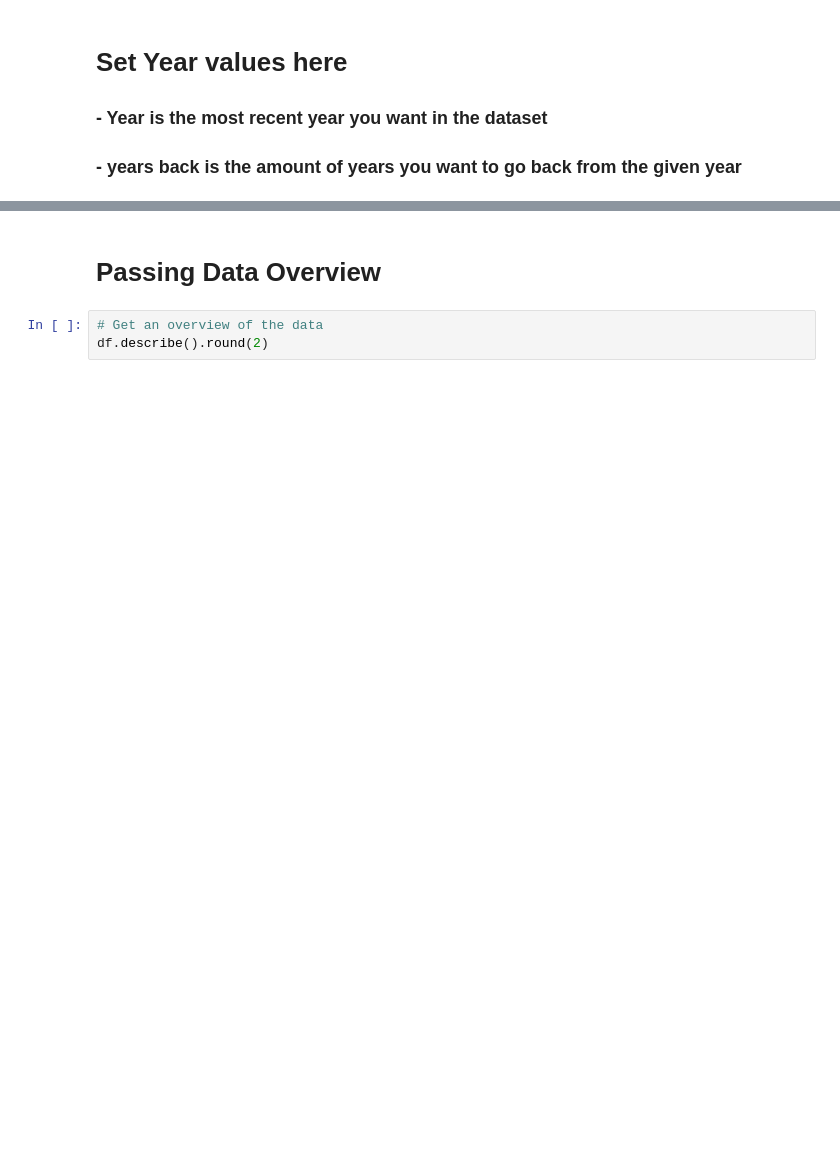
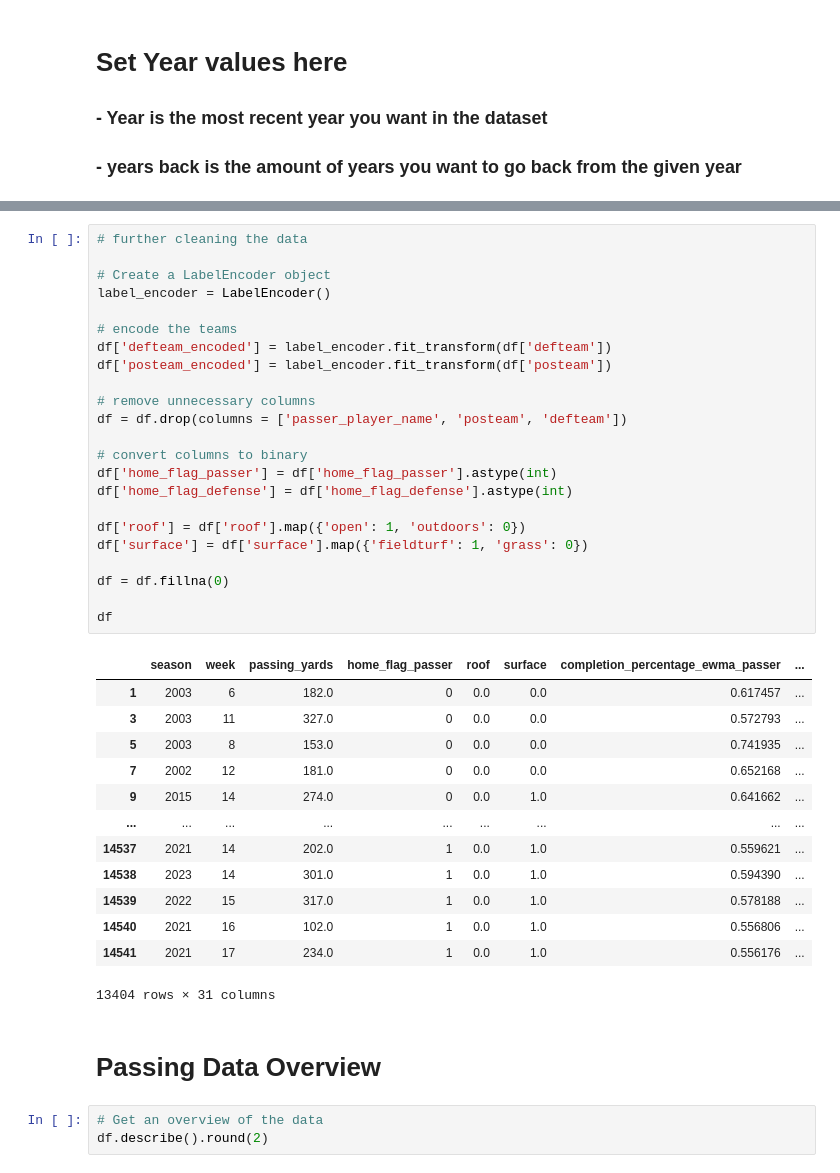
Before and after one commit to JP5252/NFL-Data-Analysis, a Jupyter notebook: NFL_Player_Data_Analysis.ipynb, the cells around one changed output, grey strips where cells are left out. Drawn from its saved outputs; the diff is of its cells as text; blank space fills up the shorter version.

```diff
--- a/NFL_Player_Data_Analysis.ipynb
+++ b/NFL_Player_Data_Analysis.ipynb
@@ -41,3 +85,40 @@ df = df[df['pass_attempts_ewma_passer'] > 5]
+# %%
+# further cleaning the data
+
+# Create a LabelEncoder object
+label_encoder = LabelEncoder()
+
+# encode the teams
+df['defteam_encoded'] = label_encoder.fit_transform(df['defteam'])
+df['posteam_encoded'] = label_encoder.fit_transform(df['posteam'])
+
+# remove unnecessary columns
+df = df.drop(columns = ['passer_player_name', 'posteam', 'defteam'])
+
+# convert columns to binary
+df['home_flag_passer'] = df['home_flag_passer'].astype(int)
+df['home_flag_defense'] = df['home_flag_defense'].astype(int)
+
+df['roof'] = df['roof'].map({'open': 1, 'outdoors': 0})
+df['surface'] = df['surface'].map({'fieldturf': 1, 'grass': 0})
+
+df = df.fillna(0)
+
+df
+# %% [output]
+|  | season | week | passing_yards | home_flag_passer | roof | surface | completion_percentage_ewma_passer | ... |
+| 1 | 2003 | 6 | 182.0 | 0 | 0.0 | 0.0 | 0.617457 | ... |
+| 3 | 2003 | 11 | 327.0 | 0 | 0.0 | 0.0 | 0.572793 | ... |
+| 5 | 2003 | 8 | 153.0 | 0 | 0.0 | 0.0 | 0.741935 | ... |
+| 7 | 2002 | 12 | 181.0 | 0 | 0.0 | 0.0 | 0.652168 | ... |
+| 9 | 2015 | 14 | 274.0 | 0 | 0.0 | 1.0 | 0.641662 | ... |
+| ... | ... | ... | ... | ... | ... | ... | ... | ... |
+| 14537 | 2021 | 14 | 202.0 | 1 | 0.0 | 1.0 | 0.559621 | ... |
+| 14538 | 2023 | 14 | 301.0 | 1 | 0.0 | 1.0 | 0.594390 | ... |
+| 14539 | 2022 | 15 | 317.0 | 1 | 0.0 | 1.0 | 0.578188 | ... |
+| 14540 | 2021 | 16 | 102.0 | 1 | 0.0 | 1.0 | 0.556806 | ... |
+| 14541 | 2021 | 17 | 234.0 | 1 | 0.0 | 1.0 | 0.556176 | ... |
+13404 rows × 31 columns
 # %% [markdown]
 # Passing Data Overview
 # %%
```
Also changed, not shown: parts of 21 cells of this notebook.
